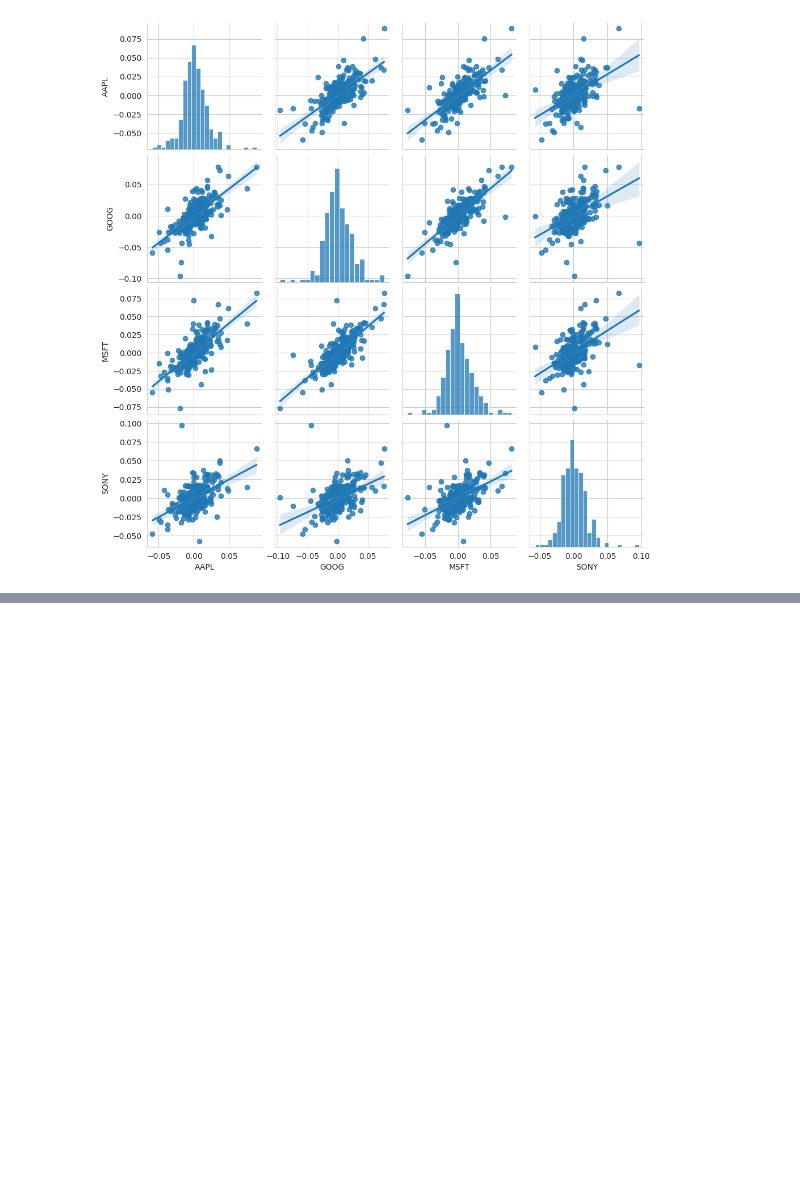
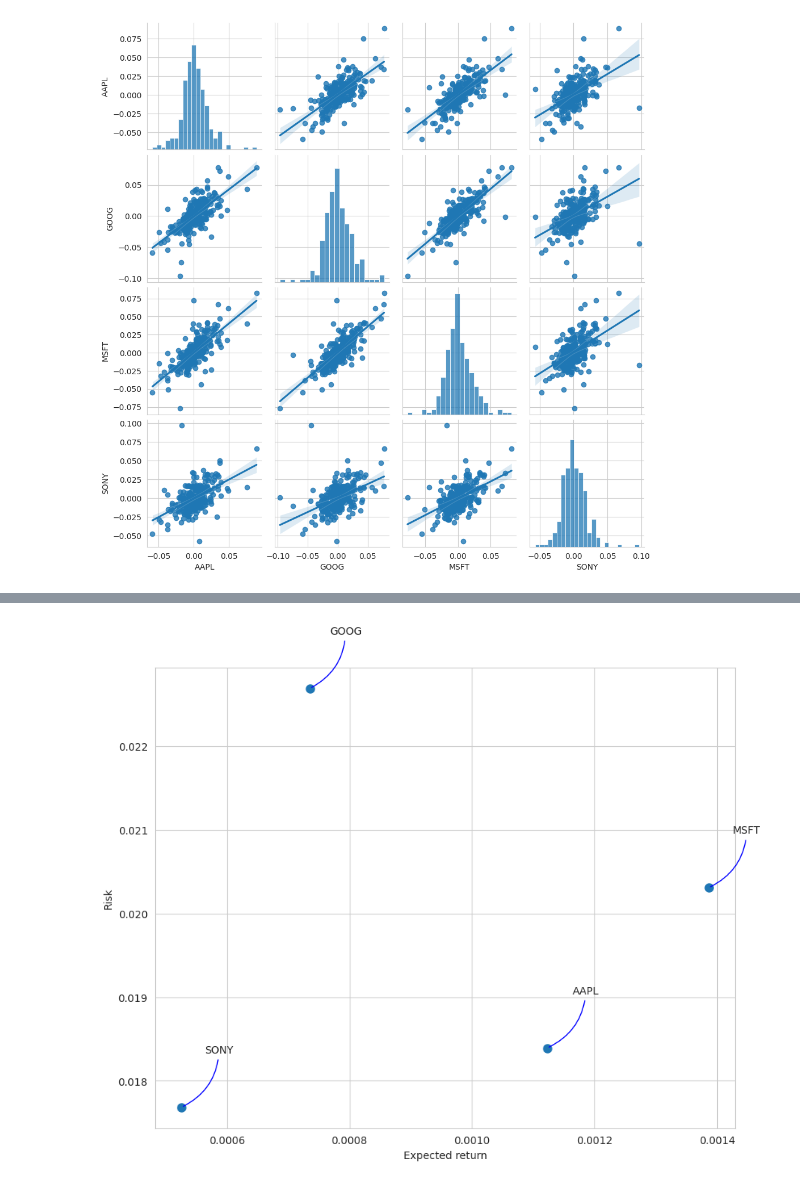
Before and after one commit to lukemc125/Stock-Market, a Jupyter notebook: StockMarket.ipynb, the cells around one changed output, grey strips where cells are left out. Saved outputs shown, nothing was run; the diff lists cells and outputs as text; code cells hidden in the pictures; blank space fills up the shorter version.

```diff
--- a/StockMarket.ipynb
+++ b/StockMarket.ipynb
@@ -209,0 +260,15 @@ sns.pairplot(tech_rets, kind='reg')
+# %%
+rets = tech_rets.dropna()
+
+area = np.pi * 20
+
+plt.figure(figsize=(10, 8))
+plt.scatter(rets.mean(), rets.std(), s=area)
+plt.xlabel('Expected return')
+plt.ylabel('Risk')
+
+for label, x, y in zip(rets.columns, rets.mean(), rets.std()):
+    plt.annotate(label, xy=(x, y), xytext=(50, 50), textcoords='offset points', ha='right', va='bottom',
+                 arrowprops=dict(arrowstyle='-', color='blue', connectionstyle='arc3,rad=-0.3'))
+# %% [output]
+[figure, added]
```
Also changed, not shown: parts of 14 cells of this notebook.
